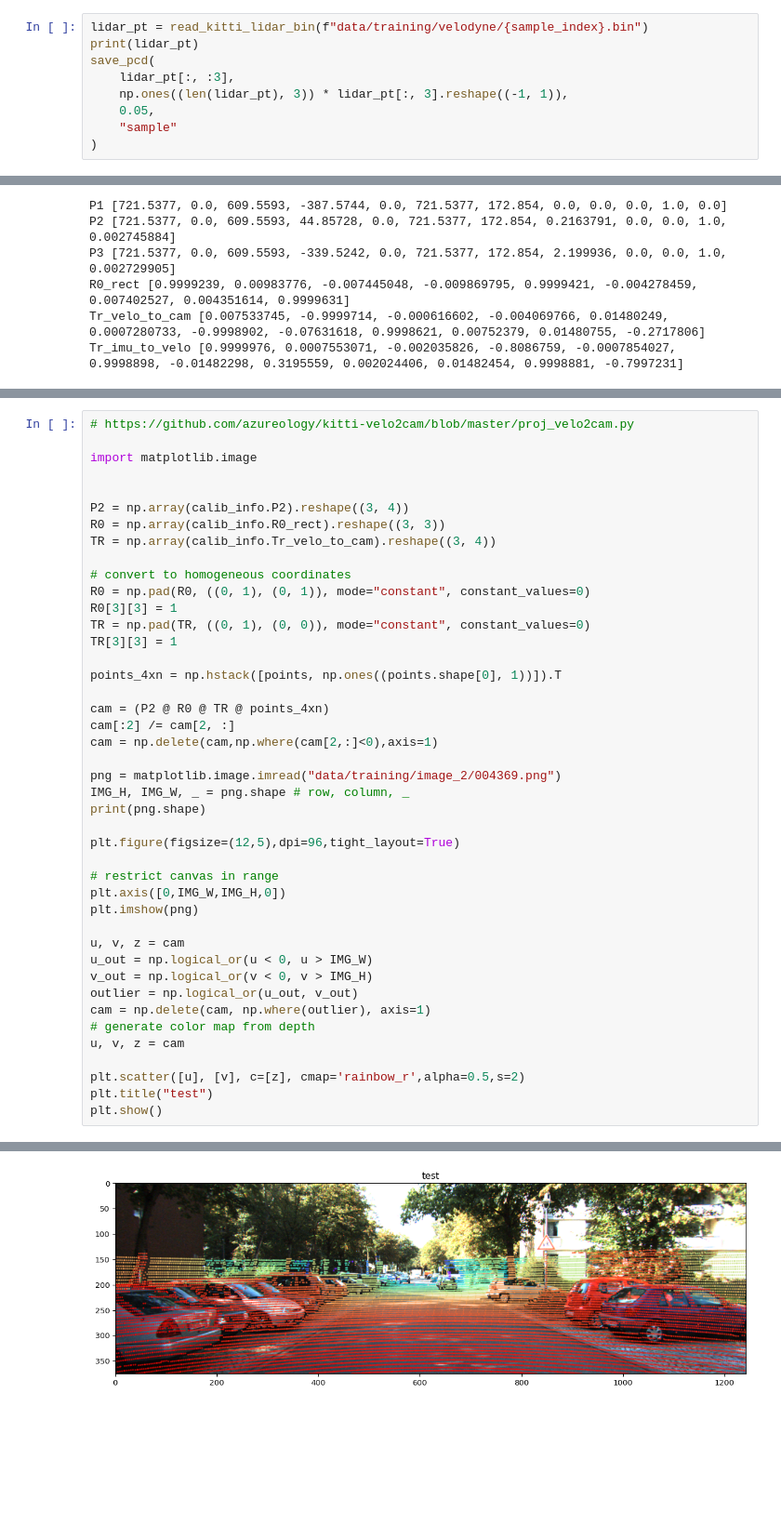
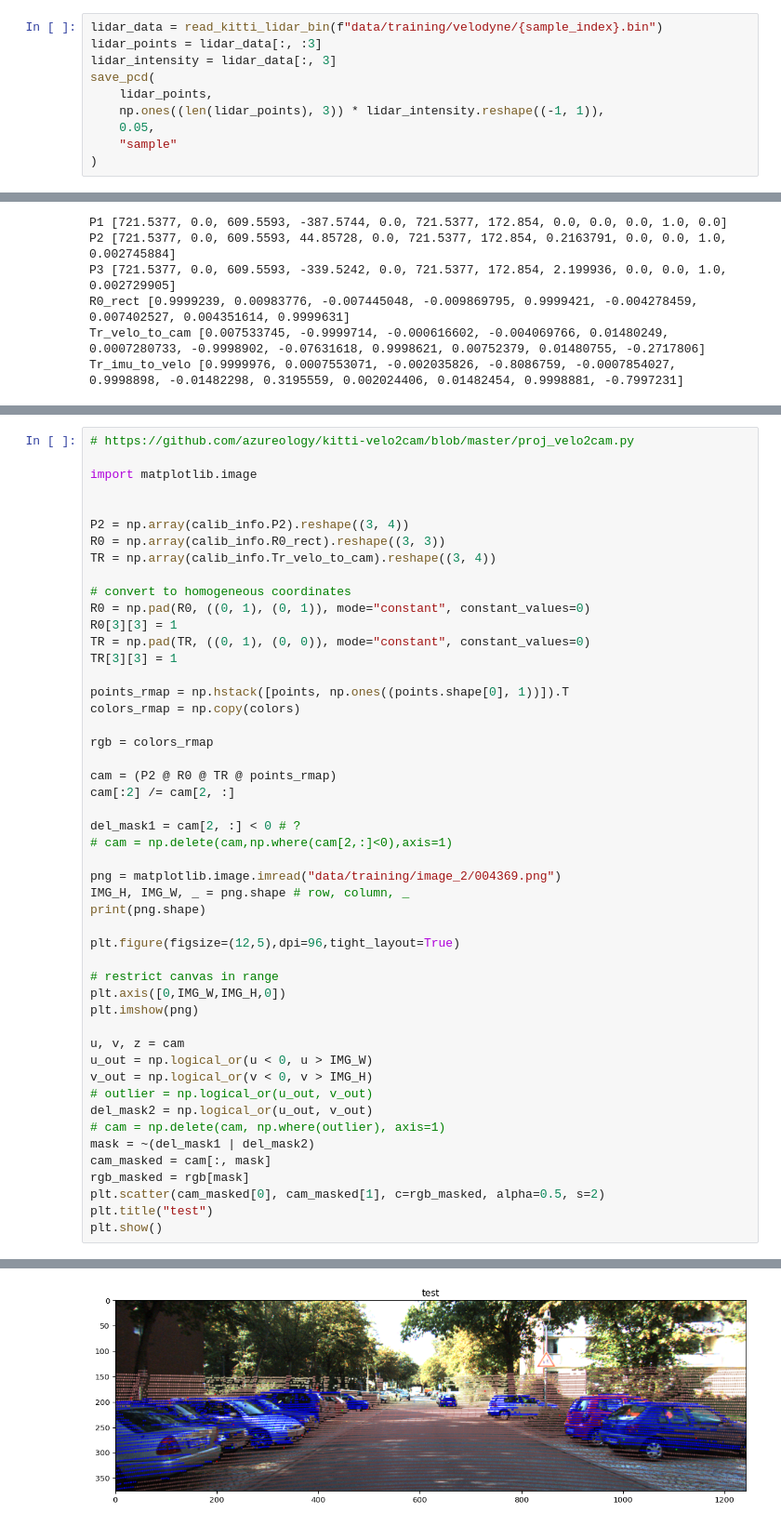
Before and after one commit to ChenXinXuTUSC/kittiobj3dtest, a Jupyter notebook: kitiiobj3d.ipynb, the cells around one changed output, grey strips where cells are left out. Shown at 93% size. Cells and saved outputs as stored; diff of their text form; blank space fills up the shorter version.

Commit message:
feat: SqueezeSeg paper kitti convertion

```diff
--- a/kitiiobj3d.ipynb
+++ b/kitiiobj3d.ipynb
@@ -19,11 +15,12 @@ from utils import save_pcd, read_kitti_lidar_bin
 # %%
 sample_index = "004369"
 # %%
-lidar_pt = read_kitti_lidar_bin(f"data/training/velodyne/{sample_index}.bin")
-print(lidar_pt)
+lidar_data = read_kitti_lidar_bin(f"data/training/velodyne/{sample_index}.bin")
+lidar_points = lidar_data[:, :3]
+lidar_intensity = lidar_data[:, 3]
 save_pcd(
-    lidar_pt[:, :3],
-    np.ones((len(lidar_pt), 3)) * lidar_pt[:, 3].reshape((-1, 1)),
+    lidar_points,
+    np.ones((len(lidar_points), 3)) * lidar_intensity.reshape((-1, 1)),
     0.05,
     "sample"
 )
@@ -196,40 +188,46 @@ import matplotlib.image
 P2 = np.array(calib_info.P2).reshape((3, 4))
 R0 = np.array(calib_info.R0_rect).reshape((3, 3))
 TR = np.array(calib_info.Tr_velo_to_cam).reshape((3, 4))
 
 # convert to homogeneous coordinates
 R0 = np.pad(R0, ((0, 1), (0, 1)), mode="constant", constant_values=0)
 R0[3][3] = 1
 TR = np.pad(TR, ((0, 1), (0, 0)), mode="constant", constant_values=0)
 TR[3][3] = 1
 
-points_4xn = np.hstack([points, np.ones((points.shape[0], 1))]).T
+points_rmap = np.hstack([points, np.ones((points.shape[0], 1))]).T
+colors_rmap = np.copy(colors)
 
-cam = (P2 @ R0 @ TR @ points_4xn)
+rgb = colors_rmap
+
+cam = (P2 @ R0 @ TR @ points_rmap)
 cam[:2] /= cam[2, :]
-cam = np.delete(cam,np.where(cam[2,:]<0),axis=1)
+
+del_mask1 = cam[2, :] < 0 # ?
+# cam = np.delete(cam,np.where(cam[2,:]<0),axis=1)
 
 png = matplotlib.image.imread("data/training/image_2/004369.png")
 IMG_H, IMG_W, _ = png.shape # row, column, _
 print(png.shape)
 
 plt.figure(figsize=(12,5),dpi=96,tight_layout=True)
 
 # restrict canvas in range
 plt.axis([0,IMG_W,IMG_H,0])
 plt.imshow(png)
 
 u, v, z = cam
 u_out = np.logical_or(u < 0, u > IMG_W)
 v_out = np.logical_or(v < 0, v > IMG_H)
-outlier = np.logical_or(u_out, v_out)
-cam = np.delete(cam, np.where(outlier), axis=1)
-# generate color map from depth
-u, v, z = cam
-
-plt.scatter([u], [v], c=[z], cmap='rainbow_r',alpha=0.5,s=2)
+# outlier = np.logical_or(u_out, v_out)
+del_mask2 = np.logical_or(u_out, v_out)
+# cam = np.delete(cam, np.where(outlier), axis=1)
+mask = ~(del_mask1 | del_mask2)
+cam_masked = cam[:, mask]
+rgb_masked = rgb[mask]
+plt.scatter(cam_masked[0], cam_masked[1], c=rgb_masked, alpha=0.5, s=2)
 plt.title("test")
 plt.show()
 # %% [output]
 (375, 1242, 3)
-[figure, old version]
+[figure, new version]
```
Also changed, not shown: parts of 11 cells of this notebook, 1 other file.
